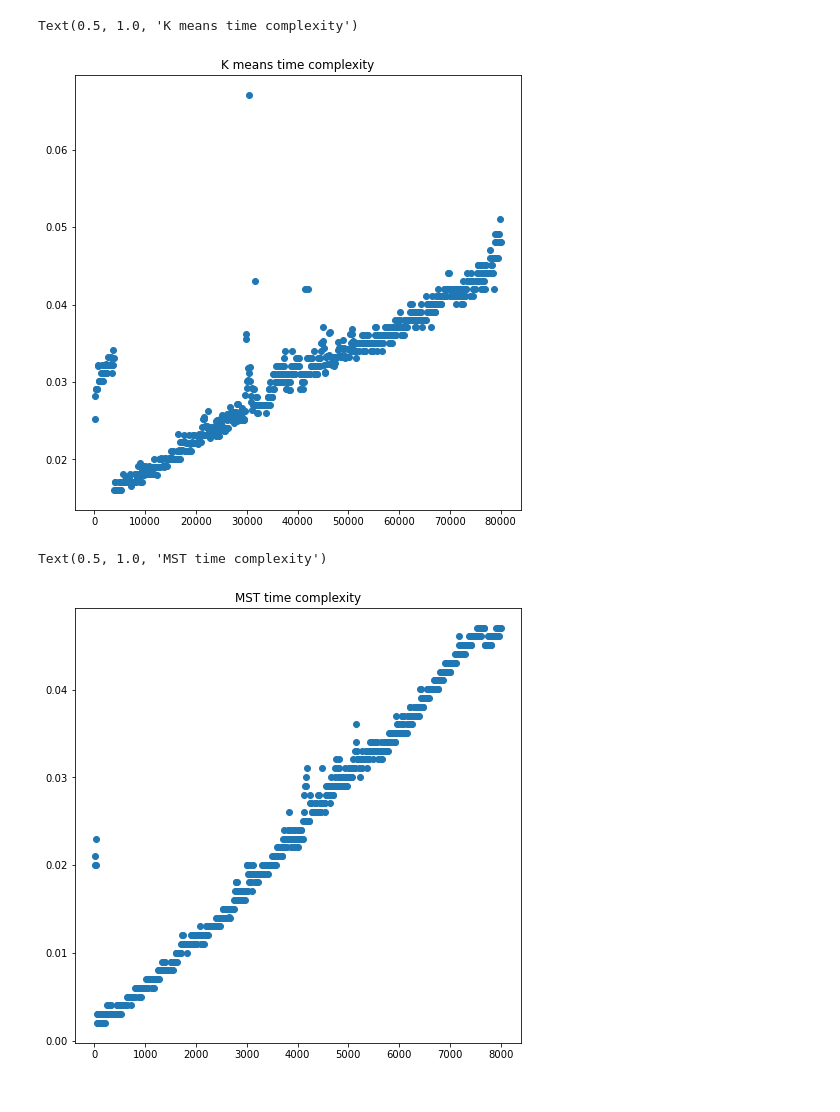
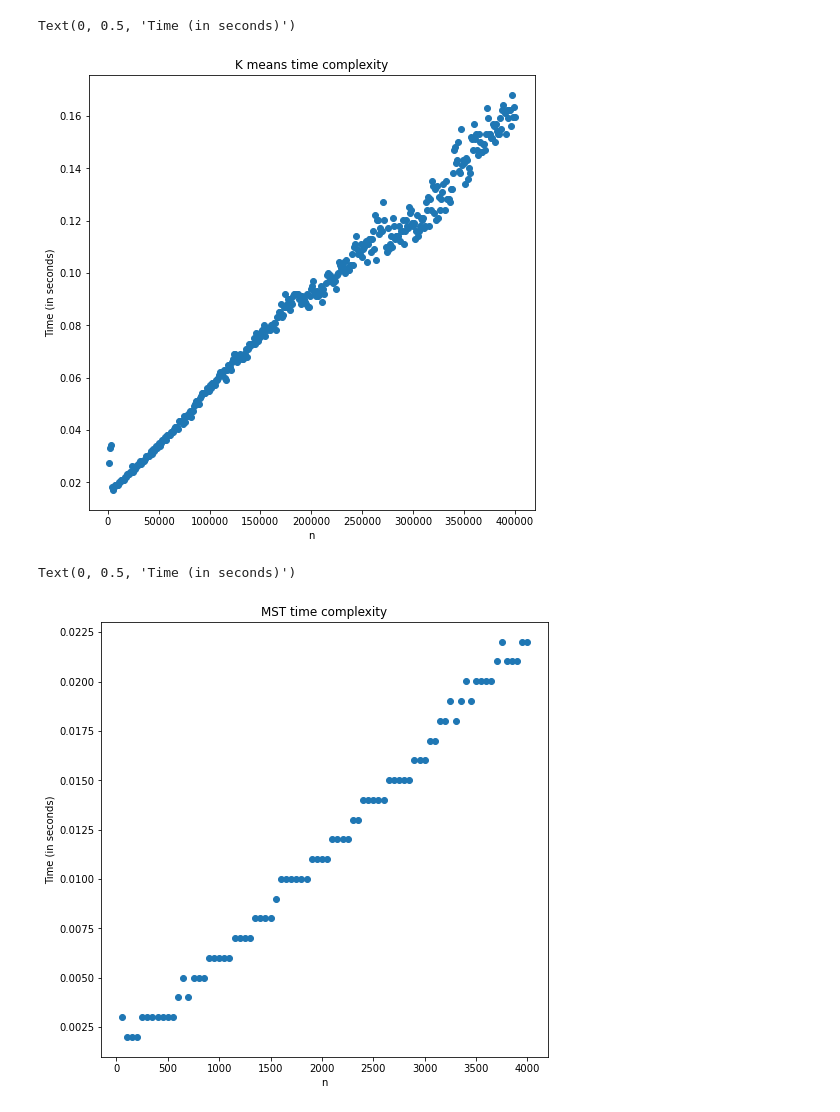
Before and after one commit to PolGonzalez/Kclusters, a Jupyter notebook: Time complexity.ipynb, the cells around one changed output. Drawn from its saved outputs; the diff is of its cells as text; code cells hidden in the pictures.

```diff
--- a/Time complexity.ipynb
+++ b/Time complexity.ipynb
@@ -91,33 +93,35 @@ Text(0.5, 1.0, 'AMPL time complexity')
 # %%
 #KMeans time complexity
 k = 3
 
 #initialization plot vectors
 Xplot = []
 Yplot = []
 
-for i in range(800):
+for i in range(400):
     #paremeter selection
-    m = (100)*(i+1)
+    m = (1000)*(i+1)
     Xplot.append(m)
     #generating points
     random_state = 42
     points, y = make_blobs(n_samples=m,centers = k, random_state=random_state)
 
     #Kmeans solution
     random_state = 170
     start = time.time()
     y_pred = KMeans(n_clusters=k, random_state=random_state,n_init='auto').fit_predict(points)
     end = time.time()
 
     Yplot.append(end - start)
     #plotting
 plt.figure(figsize=(8, 8))
 plt.scatter(Xplot,Yplot)
 plt.title("K means time complexity")
+plt.xlabel("n")
+plt.ylabel("Time (in seconds)")
 # %% [output]
-Text(0.5, 1.0, 'K means time complexity')
+Text(0, 0.5, 'Time (in seconds)')
-[figure, old version]
+[figure, new version]
 # %%
 #MST time complexity
 k = 3
@@ -127,10 +131,10 @@ model = MSTClustering(cutoff=k-1)
 Xplot = []
 Yplot = []
 
-for i in range(800):
+for i in range(80):
     #paremeter selection
 
-    m = (10)*(i+1)
+    m = (50)*(i+1)
     Xplot.append(m)
     #generating points
     random_state = 42
@@ -148,6 +152,8 @@ for i in range(800):
 plt.figure(figsize=(8, 8))
 plt.scatter(Xplot,Yplot)
 plt.title("MST time complexity")
+plt.xlabel("n")
+plt.ylabel("Time (in seconds)")
 # %% [output]
-Text(0.5, 1.0, 'MST time complexity')
+Text(0, 0.5, 'Time (in seconds)')
-[figure, old version]
+[figure, new version]
```
Also changed, not shown: parts of 1 cell of this notebook, 2 other files.
